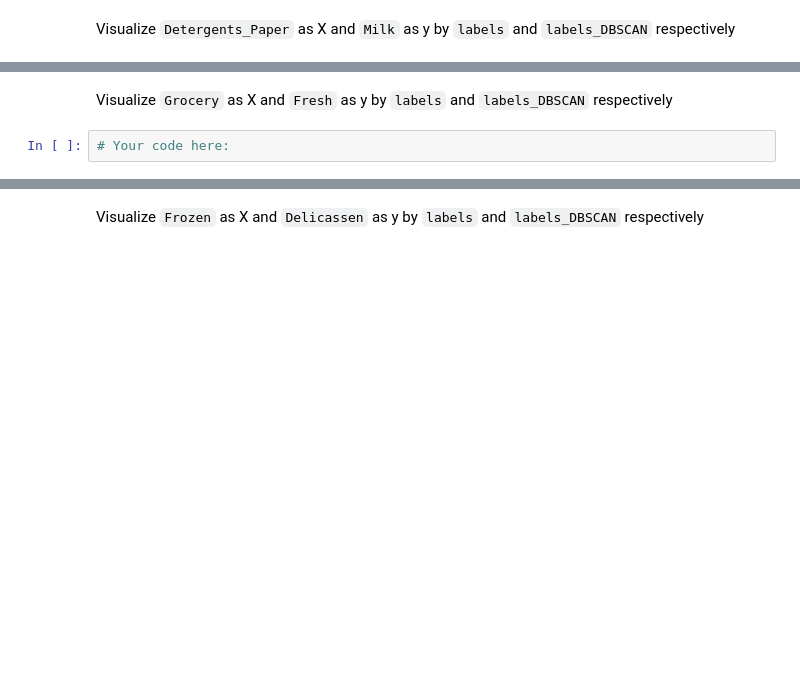
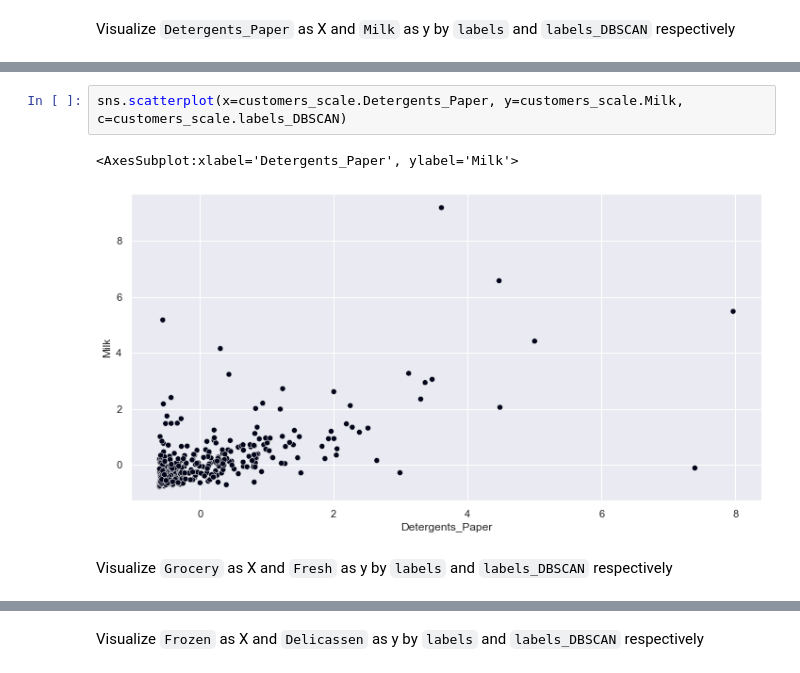
Before and after one commit to Ironhack-Data-Madrid-Marzo-2022/7.4-lab-unsupervised-learning, a Jupyter notebook: your-code/main.ipynb, the cells around one changed output, grey strips where cells are left out. Cells and saved outputs as stored; diff of their text form; blank space fills up the shorter version.

```diff
--- a/your-code/main.ipynb
+++ b/your-code/main.ipynb
@@ -131,4 +205,7 @@ Visualize `Detergents_Paper` as X and `Milk` as y by `labels` and `labels_DBSCAN
+# %%
+sns.scatterplot(x=customers_scale.Detergents_Paper, y=customers_scale.Milk, c=customers_scale.labels_DBSCAN)
+# %% [output]
+<AxesSubplot:xlabel='Detergents_Paper', ylabel='Milk'>
+[figure, added]
 # %% [markdown]
 Visualize `Grocery` as X and `Fresh` as y by `labels` and `labels_DBSCAN` respectively
-# %%
-# Your code here:
```
Also changed, not shown: parts of 29 cells of this notebook.
